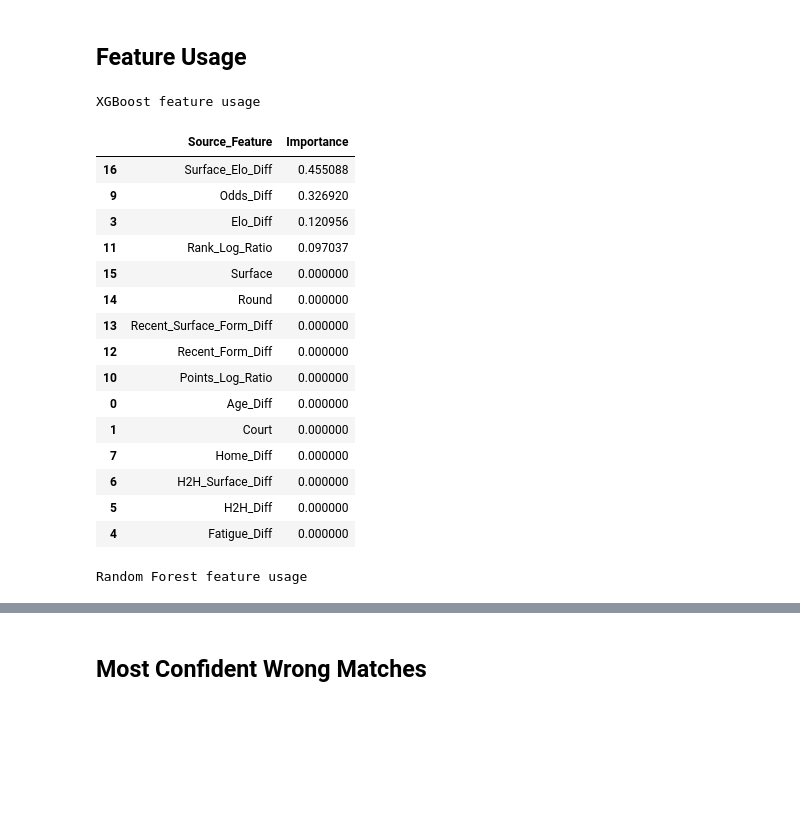
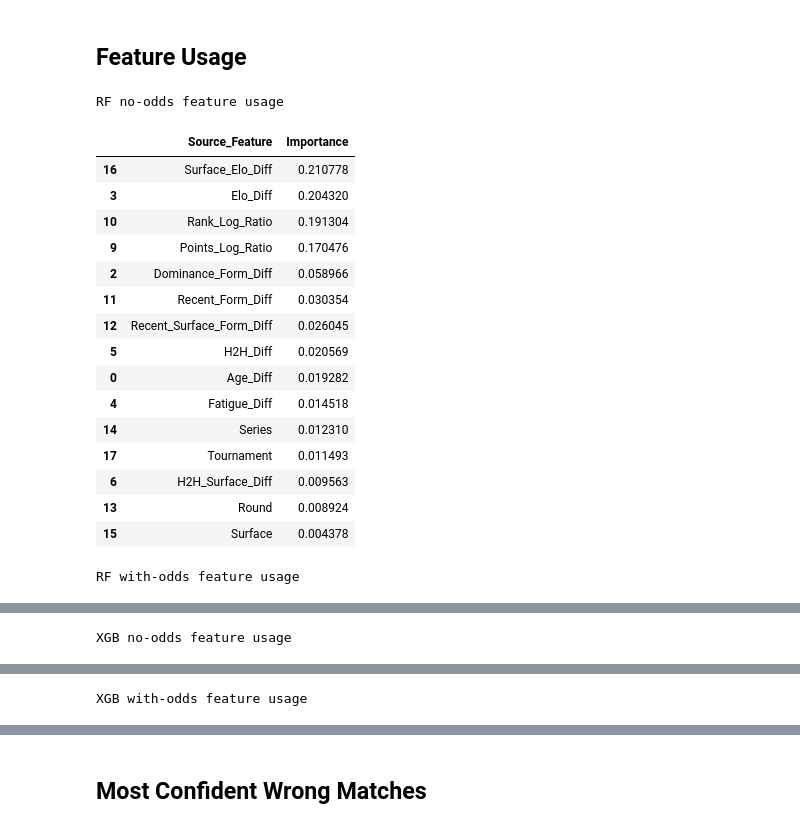
Before and after one commit to giovanni-quacchia/Tennis-prediction-project, a Jupyter notebook: notebooks/04_Analysis.ipynb, the cells around one changed output, grey strips where cells are left out. Drawn from its saved outputs; the diff is of its cells as text; code cells hidden in the pictures; blank space fills up the shorter version.

```diff
--- a/notebooks/04_Analysis.ipynb
+++ b/notebooks/04_Analysis.ipynb
@@ -3,13 +4,0 @@
-# %%
-"""Import models."""
-import pickle
-from pathlib import Path
-
-xgboost_model_path = Path("../models/xgboost_model.pkl")
-random_forest_model_path = Path("../models/random_forest_model.pkl")
-
-xgb_model = pickle.loads(xgboost_model_path.read_bytes())
-rf_model = pickle.loads(random_forest_model_path.read_bytes())
-
-print(f"Loaded XGBoost model from {xgboost_model_path}")
-print(f"Loaded Random Forest model from {random_forest_model_path}")
@@ -18,0 +5,15 @@ Loaded Random Forest model from ../models/random_forest_model.pkl
+# %%
+import pickle
+from pathlib import Path
+
+model_paths = {
+    "RF no-odds": Path("../models/rf_no_odds_model.pkl"),
+    "RF with-odds": Path("../models/rf_with_odds_model.pkl"),
+    "XGB no-odds": Path("../models/xgb_no_odds_model.pkl"),
+    "XGB with-odds": Path("../models/xgb_with_odds_model.pkl"),
+}
+
+models = {}
+for name, path in model_paths.items():
+    with open(path, "rb") as f:
+        models[name] = pickle.load(f)
@@ -146,51 +141,50 @@ def source_feature_name(transformed_name, model_features):
 
 
 def feature_usage(name, model, top_n=15):
     model_features = list(model.feature_names_in_)
     transformed_names = model[:-1].get_feature_names_out()
     estimator = model.named_steps["model"]
 
     if hasattr(estimator, "feature_importances_"):
         values = estimator.feature_importances_
         column = "Importance"
     else:
         values = np.abs(estimator.coef_[0])
         column = "Abs_Coefficient"
 
     usage = pd.DataFrame({"Feature": transformed_names, column: values})
     usage["Source_Feature"] = usage["Feature"].map(
         lambda feature: source_feature_name(feature, model_features)
     )
 
     usage_by_source = (
         usage.groupby("Source_Feature", as_index=False)[column]
         .sum()
         .sort_values(column, ascending=False)
     )
 
     print(f"{name} feature usage")
     display(usage_by_source.head(top_n))
 
-
-feature_usage("XGBoost", xgb_model)
-feature_usage("Random Forest", rf_model)
+for name, model in models.items():
+    feature_usage(name, model)
 # %% [output]
-XGBoost feature usage
+RF no-odds feature usage
 |  | Source_Feature | Importance |
-| 16 | Surface_Elo_Diff | 0.455088 |
-| 9 | Odds_Diff | 0.326920 |
-| 3 | Elo_Diff | 0.120956 |
-| 11 | Rank_Log_Ratio | 0.097037 |
-| 15 | Surface | 0.000000 |
-| 14 | Round | 0.000000 |
-| 13 | Recent_Surface_Form_Diff | 0.000000 |
-| 12 | Recent_Form_Diff | 0.000000 |
-| 10 | Points_Log_Ratio | 0.000000 |
-| 0 | Age_Diff | 0.000000 |
-| 1 | Court | 0.000000 |
-| 7 | Home_Diff | 0.000000 |
-| 6 | H2H_Surface_Diff | 0.000000 |
-| 5 | H2H_Diff | 0.000000 |
-| 4 | Fatigue_Diff | 0.000000 |
+| 16 | Surface_Elo_Diff | 0.210778 |
+| 3 | Elo_Diff | 0.204320 |
+| 10 | Rank_Log_Ratio | 0.191304 |
+| 9 | Points_Log_Ratio | 0.170476 |
+| 2 | Dominance_Form_Diff | 0.058966 |
+| 11 | Recent_Form_Diff | 0.030354 |
+| 12 | Recent_Surface_Form_Diff | 0.026045 |
+| 5 | H2H_Diff | 0.020569 |
+| 0 | Age_Diff | 0.019282 |
+| 4 | Fatigue_Diff | 0.014518 |
+| 14 | Series | 0.012310 |
+| 17 | Tournament | 0.011493 |
+| 6 | H2H_Surface_Diff | 0.009563 |
+| 13 | Round | 0.008924 |
+| 15 | Surface | 0.004378 |
-Random Forest feature usage
+RF with-odds feature usage
 |  | Source_Feature | Importance |
@@ -211,0 +206 @@ Random Forest feature usage
+XGB no-odds feature usage
@@ -211,0 +223 @@ Random Forest feature usage
+XGB with-odds feature usage
```
Also changed, not shown: parts of 16 cells of this notebook, 33 other files.
